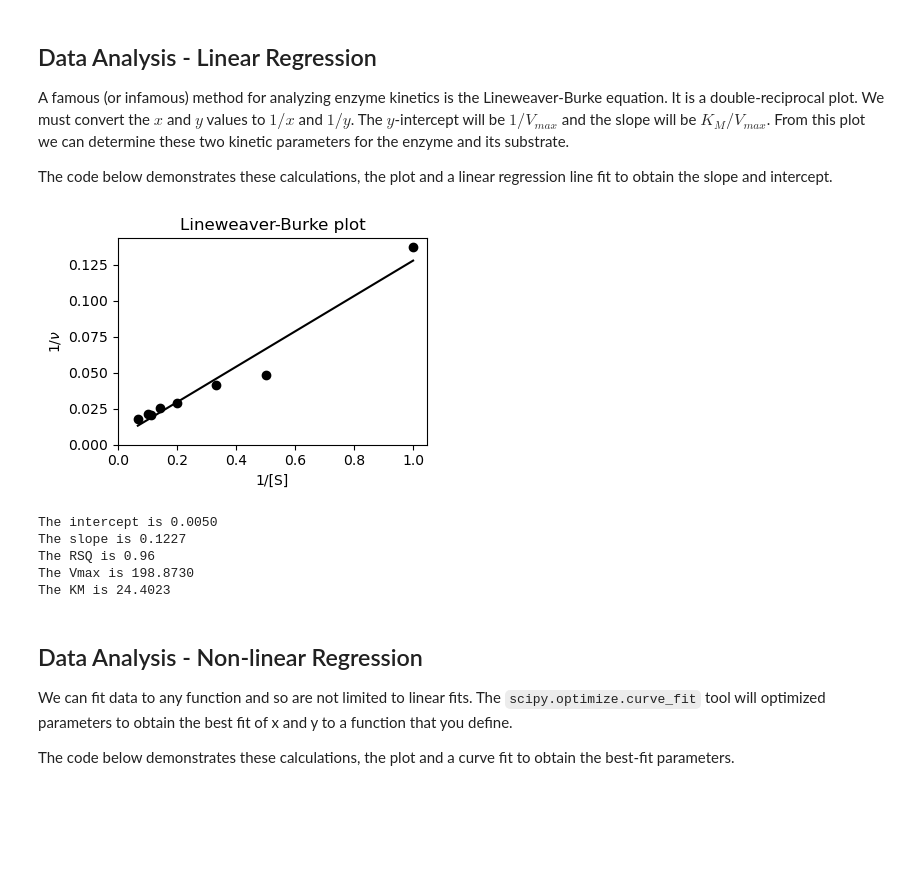
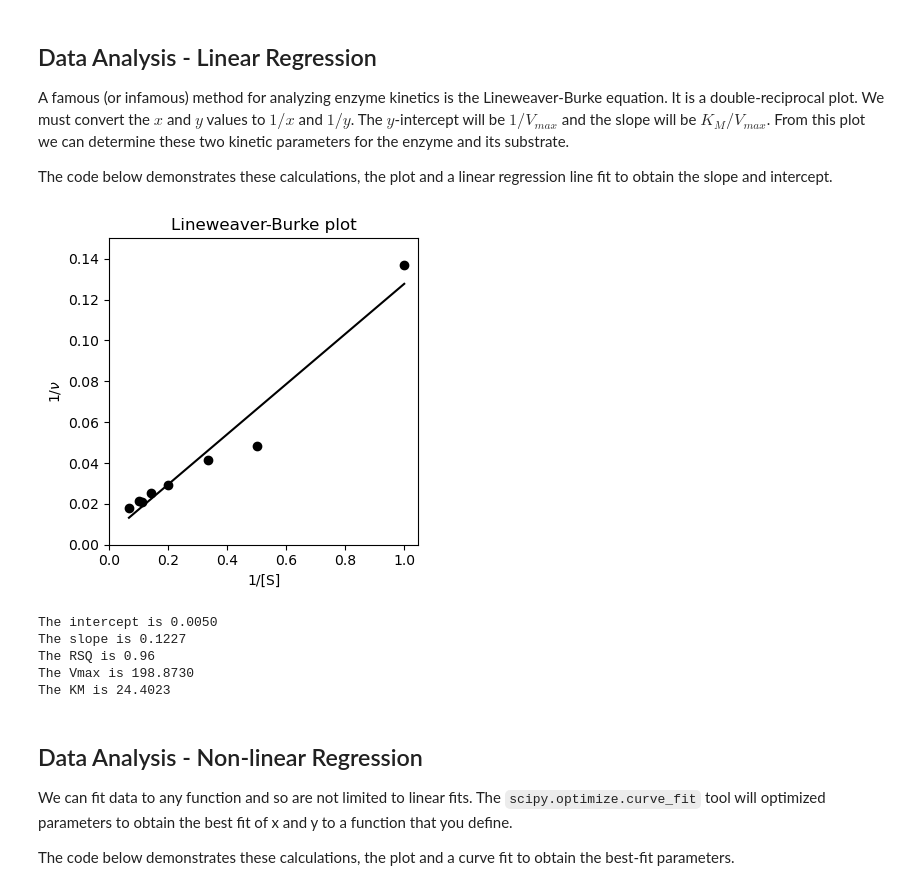
Before and after one commit to blinkletter/PythonPresentation, a Jupyter notebook: 01_PlotBasics.ipynb, the cells around one changed output. Cells and saved outputs as stored; diff of their text form; code cells hidden in the pictures; blank space fills up the shorter version.

```diff
--- a/01_PlotBasics.ipynb
+++ b/01_PlotBasics.ipynb
@@ -84,7 +89,6 @@ The code below demonstrates these calculations, the plot and a linear regression
 import matplotlib.pyplot as plt    # plotting tools
 import numpy as np                 # we need the array object
 import scipy
-import scipy.optimize                       # tools for science
 
 conc = [1,  2,  3,  5,  7,  9, 10, 15]                  # units are mM
 rate = [7.3, 20.7, 24.1, 34.3, 39.6, 48.2, 47.0, 55.2]  # units are uM/min
@@ -104,36 +108,36 @@ intercept = result.intercept   # get the slope and intercept from result object
 slope = result.slope
 
 y_predicted = slope * x + intercept   # calculate the predicted line
 
 ##### PLOT COMMANDS #####
 
-plt.figure(figsize=(4,3))       # create a new blank plot
+plt.figure(figsize=(4,4))       # create a new blank plot
 
 plt.plot(x, y, "ko")      # plot the data as black "k" points "o"
 plt.plot(x, y_predicted, "k-")  # plot the predicted line as black "k" line "-"
 
 plt.xlim(0,None)          # set axis limits so the plot starts at the origin
-plt.ylim(0,None)
+plt.ylim(0,0.15)
 plt.xlabel(r"1/[S]")      # label the two axis
 plt.ylabel(r"$1/\nu$")
 plt.title(r"Lineweaver-Burke plot")
 
 plt.tight_layout()        # Prevents axis lables from falling off edge of plot
 plt.savefig("plots/basics_plot2.pdf")   # save the plot to this file
 plt.show()                # show the plot in this notebook and clear it
 
 vmax_lb = 1/intercept
 KM_lb = slope * vmax_lb
 
 ##### PRINT REPORT #####
 
 print(f"The intercept is {intercept:0.4f}")
 print(f"The slope is {slope:0.4f}")
 print(f"The RSQ is {result.rvalue ** 2:0.2f}")
 print(f"The Vmax is {vmax_lb:0.4f}")
 print(f"The KM is {KM_lb:0.4f}")
 # %% [output]
-[figure, old version]
+[figure, new version]
 The intercept is 0.0050
 The slope is 0.1227
 The RSQ is 0.96
```
Also changed, not shown: parts of 5 cells of this notebook, 59 other files.
